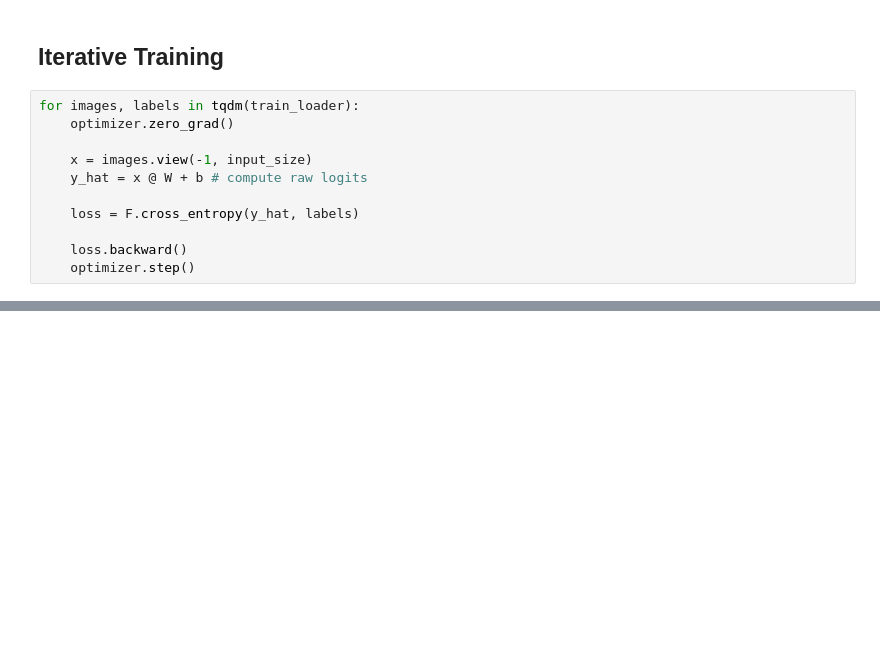
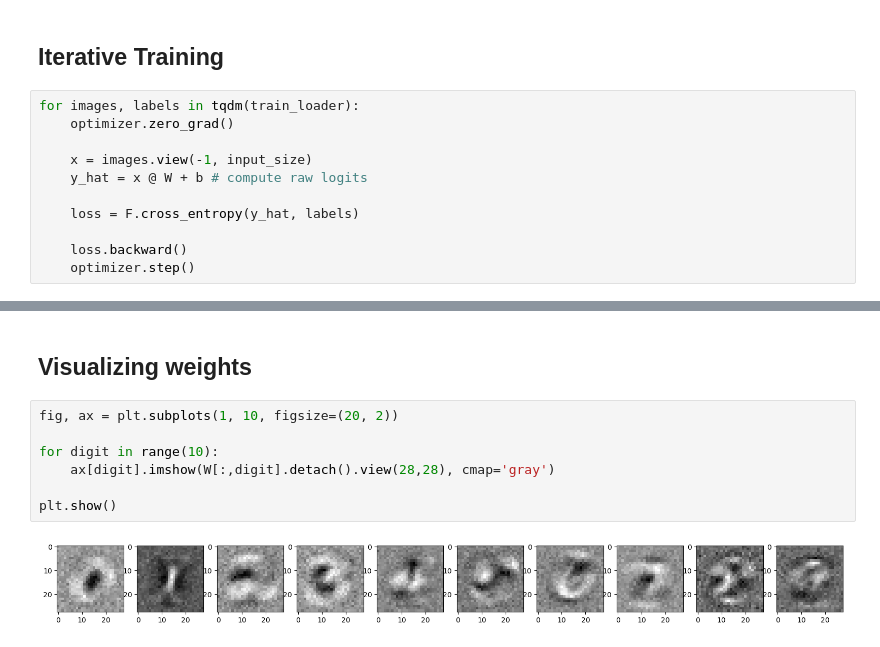
Before and after one commit to samlyme/ml, a Jupyter notebook: duke/logistic_regression.ipynb, the cells around one changed output, grey strips where cells are left out. Cells and saved outputs as stored; diff of their text form; blank space fills up the shorter version.

```diff
--- a/duke/logistic_regression.ipynb
+++ b/duke/logistic_regression.ipynb
@@ -161,0 +179,11 @@ for images, labels in tqdm(train_loader):
+# %% [markdown]
+## Visualizing weights
+# %%
+fig, ax = plt.subplots(1, 10, figsize=(20, 2))
+
+for digit in range(10):
+    ax[digit].imshow(W[:,digit].detach().view(28,28), cmap='gray')
+
+plt.show()
+# %% [output]
+[figure, added]
```
Also changed, not shown: parts of 6 cells of this notebook.
